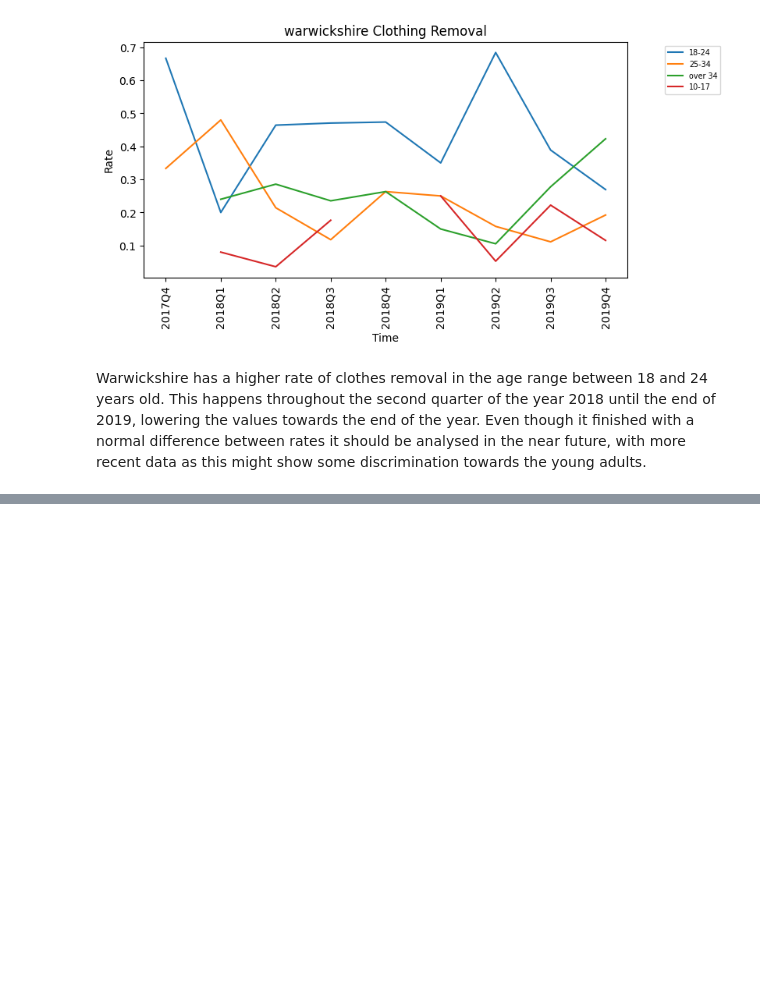
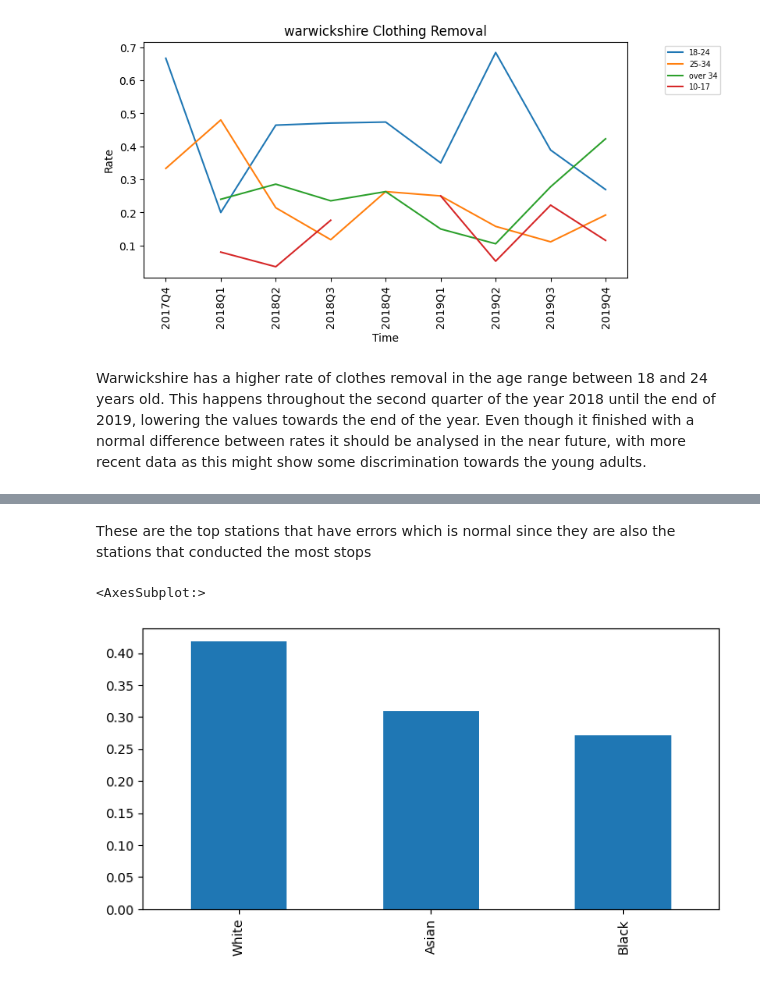
Before and after one commit to dbsousa01/Batch4-Capstone, a Jupyter notebook: Discrimination_EDA.ipynb, the cells around one changed output, grey strips where cells are left out. Saved outputs shown, nothing was run; the diff lists cells and outputs as text; code cells hidden in the pictures; blank space fills up the shorter version.

```diff
--- a/Discrimination_EDA.ipynb
+++ b/Discrimination_EDA.ipynb
@@ -758,0 +856,7 @@ Warwickshire has a higher rate of clothes removal in the age range between 18 an
+# %% [markdown]
+These are the top stations that have errors which is normal since they are also the stations that conducted the most stops
+# %%
+df_ethnicity_mismatch["General self-defined ethnicity"].value_counts(normalize=True).plot(kind='bar')
+# %% [output]
+<AxesSubplot:>
+[figure, added]
```
Also changed, not shown: parts of 21 cells of this notebook.
